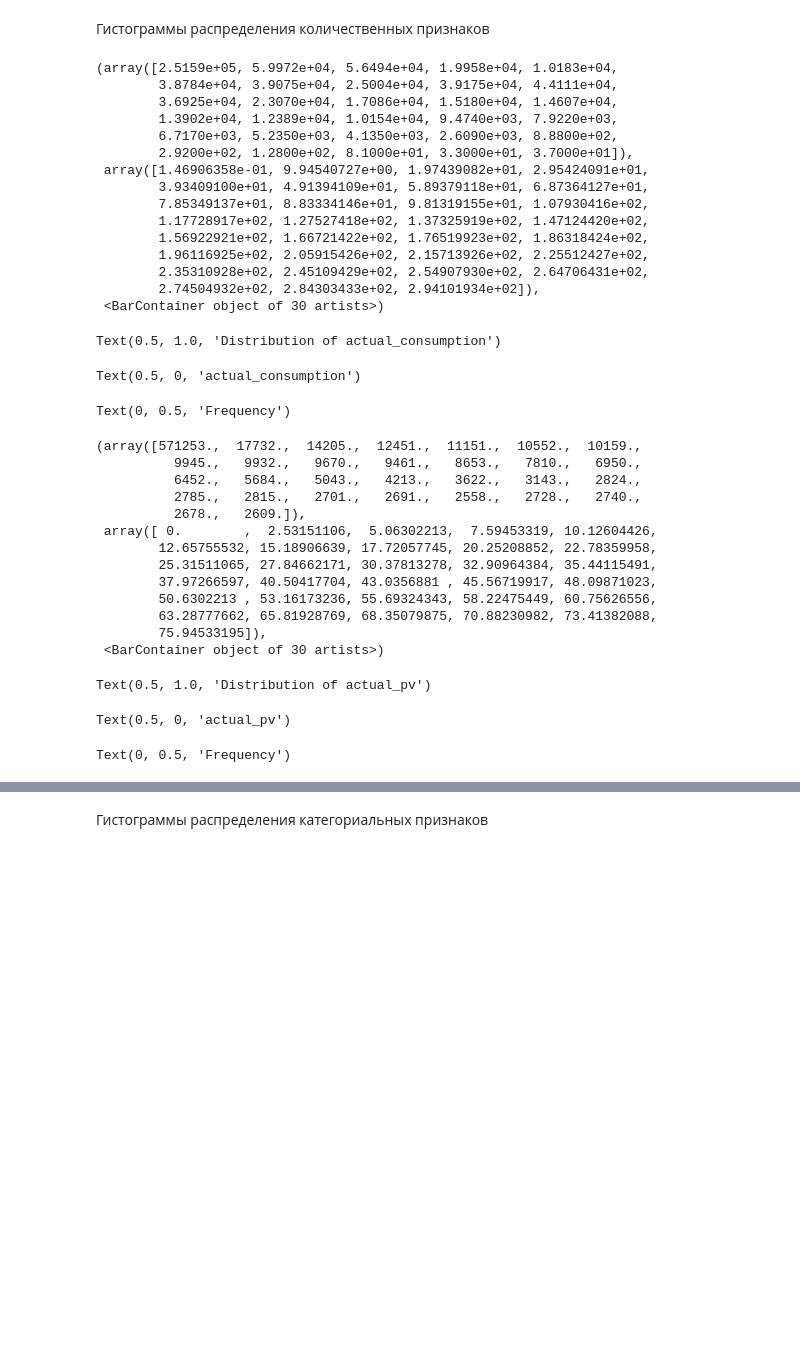
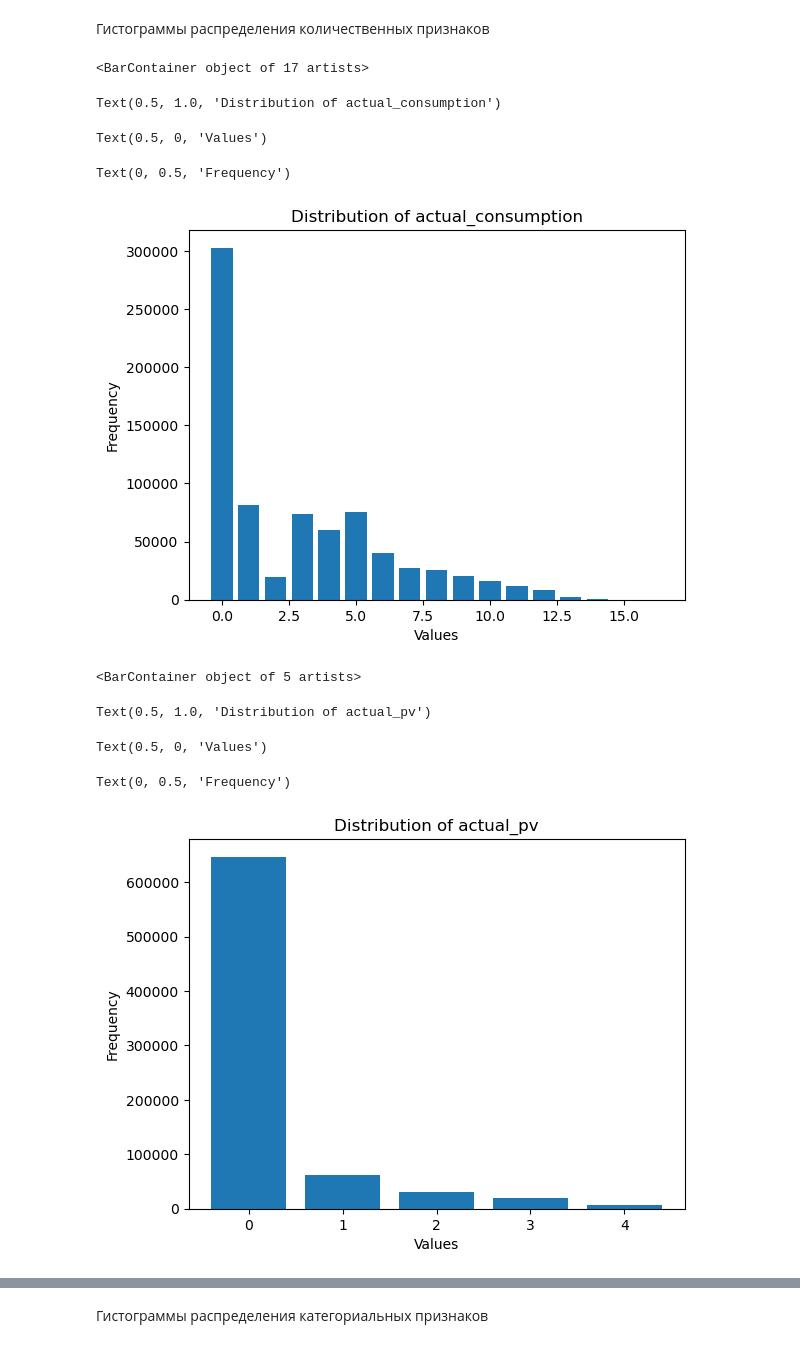
Before and after one commit to r0acho/SOBD2023, a Jupyter notebook: lab1.ipynb, the cells around one changed output, grey strips where cells are left out. Saved outputs shown, nothing was run; the diff lists cells and outputs as text; code cells hidden in the pictures; blank space fills up the shorter version.

```diff
--- a/lab1.ipynb
+++ b/lab1.ipynb
@@ -223,52 +227,28 @@ print_columns_box_plotes(cleaned_dataframe, columns_to_filter)
 # %%
 selected_features = ['actual_consumption', 'actual_pv', 'load_00', 'load_95', 'pv_00', 'pv_95']
 
-fig, axs = plt.subplots(len(selected_features), 1, figsize=(4, 3 * len(selected_features)))
-
-# Построение гистограмм для каждого выбранного признака
-for i, feature in enumerate(selected_features):
-    axs[i].hist(cleaned_dataframe.select(feature).rdd.flatMap(lambda x: x).collect(), bins=30, color='skyblue', edgecolor='black')
-    axs[i].set_title(f'Distribution of {feature}')
-    axs[i].set_xlabel(feature)
-    axs[i].set_ylabel('Frequency')
-
-# Регулировка расположения подграфиков
-plt.tight_layout()
-
-# Отображение графика
-plt.show()
+num_buckets = 20
+step = 350 / num_buckets
+splits = [float("-inf")] + [i * step for i in range(1, num_buckets)] + [float("inf")]
+# Построение гистограммы для каждой колонки
+for selected_column in selected_features:
+    bucketizer = Bucketizer(splits=splits, inputCol=selected_column, outputCol="bucketizer")
+    df_bucket = bucketizer.transform(cleaned_dataframe)
+    bucket_counts = df_bucket.groupBy("bucketizer").count().orderBy("bucketizer")
+    bucket_counts_pd = bucket_counts.toPandas()
+    plt.bar(bucket_counts_pd["bucketizer"], bucket_counts_pd["count"], align="center", label=selected_column)
+    plt.title(f"Distribution of {selected_column}")
+    plt.xlabel("Values")
+    plt.ylabel("Frequency")
+    plt.show()
 # %% [output]
-(array([2.5159e+05, 5.9972e+04, 5.6494e+04, 1.9958e+04, 1.0183e+04,
-        3.8784e+04, 3.9075e+04, 2.5004e+04, 3.9175e+04, 4.4111e+04,
-        3.6925e+04, 2.3070e+04, 1.7086e+04, 1.5180e+04, 1.4607e+04,
-        1.3902e+04, 1.2389e+04, 1.0154e+04, 9.4740e+03, 7.9220e+03,
-        6.7170e+03, 5.2350e+03, 4.1350e+03, 2.6090e+03, 8.8800e+02,
-        2.9200e+02, 1.2800e+02, 8.1000e+01, 3.3000e+01, 3.7000e+01]),
- array([1.46906358e-01, 9.94540727e+00, 1.97439082e+01, 2.95424091e+01,
-        3.93409100e+01, 4.91394109e+01, 5.89379118e+01, 6.87364127e+01,
-        7.85349137e+01, 8.83334146e+01, 9.81319155e+01, 1.07930416e+02,
-        1.17728917e+02, 1.27527418e+02, 1.37325919e+02, 1.47124420e+02,
-        1.56922921e+02, 1.66721422e+02, 1.76519923e+02, 1.86318424e+02,
-        1.96116925e+02, 2.05915426e+02, 2.15713926e+02, 2.25512427e+02,
-        2.35310928e+02, 2.45109429e+02, 2.54907930e+02, 2.64706431e+02,
-        2.74504932e+02, 2.84303433e+02, 2.94101934e+02]),
- <BarContainer object of 30 artists>)
+<BarContainer object of 17 artists>
 Text(0.5, 1.0, 'Distribution of actual_consumption')
-Text(0.5, 0, 'actual_consumption')
+Text(0.5, 0, 'Values')
 Text(0, 0.5, 'Frequency')
+[figure, added]
-(array([571253.,  17732.,  14205.,  12451.,  11151.,  10552.,  10159.,
-          9945.,   9932.,   9670.,   9461.,   8653.,   7810.,   6950.,
-          6452.,   5684.,   5043.,   4213.,   3622.,   3143.,   2824.,
-          2785.,   2815.,   2701.,   2691.,   2558.,   2728.,   2740.,
-          2678.,   2609.]),
- array([ 0.        ,  2.53151106,  5.06302213,  7.59453319, 10.12604426,
-        12.65755532, 15.18906639, 17.72057745, 20.25208852, 22.78359958,
-        25.31511065, 27.84662171, 30.37813278, 32.90964384, 35.44115491,
-        37.97266597, 40.50417704, 43.0356881 , 45.56719917, 48.09871023,
-        50.6302213 , 53.16173236, 55.69324343, 58.22475449, 60.75626556,
-        63.28777662, 65.81928769, 68.35079875, 70.88230982, 73.41382088,
-        75.94533195]),
- <BarContainer object of 30 artists>)
+<BarContainer object of 5 artists>
 Text(0.5, 1.0, 'Distribution of actual_pv')
-Text(0.5, 0, 'actual_pv')
+Text(0.5, 0, 'Values')
 Text(0, 0.5, 'Frequency')
+[figure, added]
```
Also changed, not shown: parts of 5 cells of this notebook.
